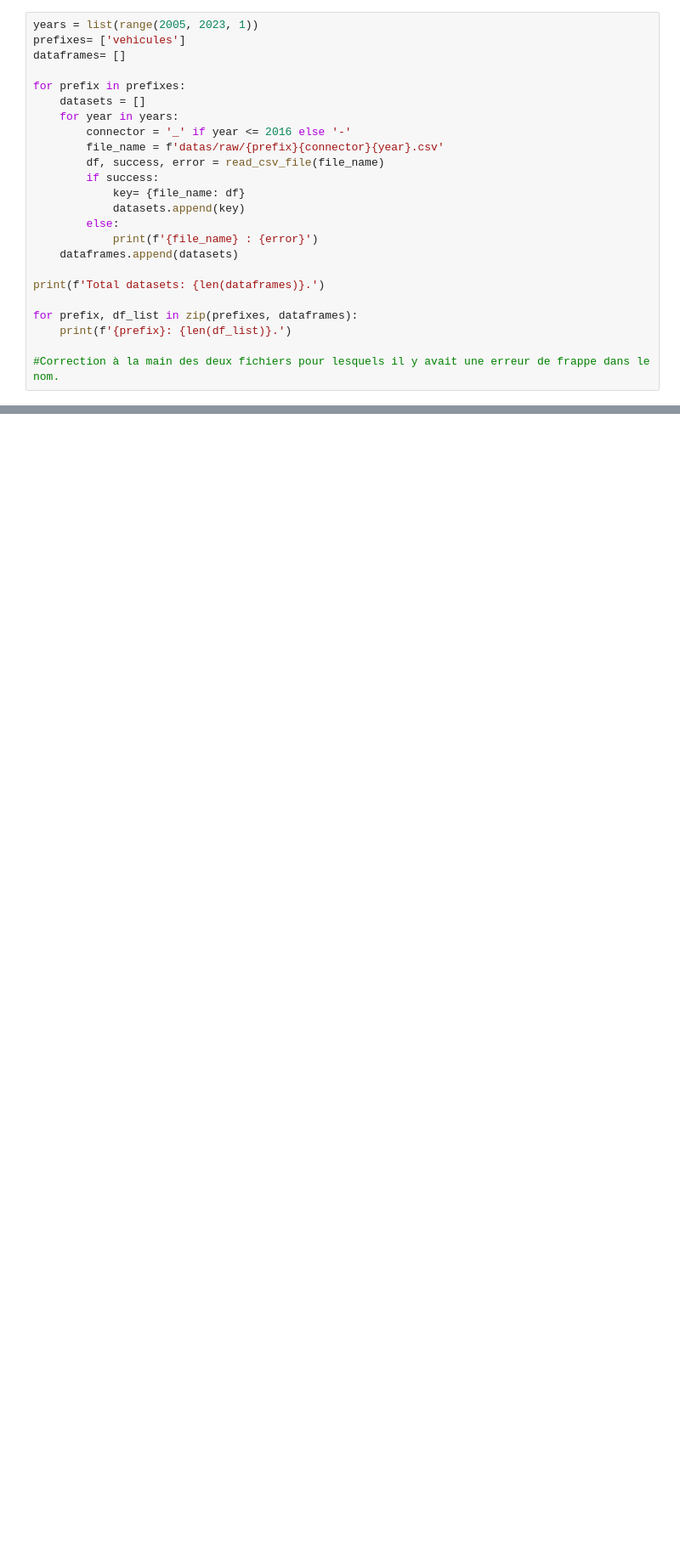
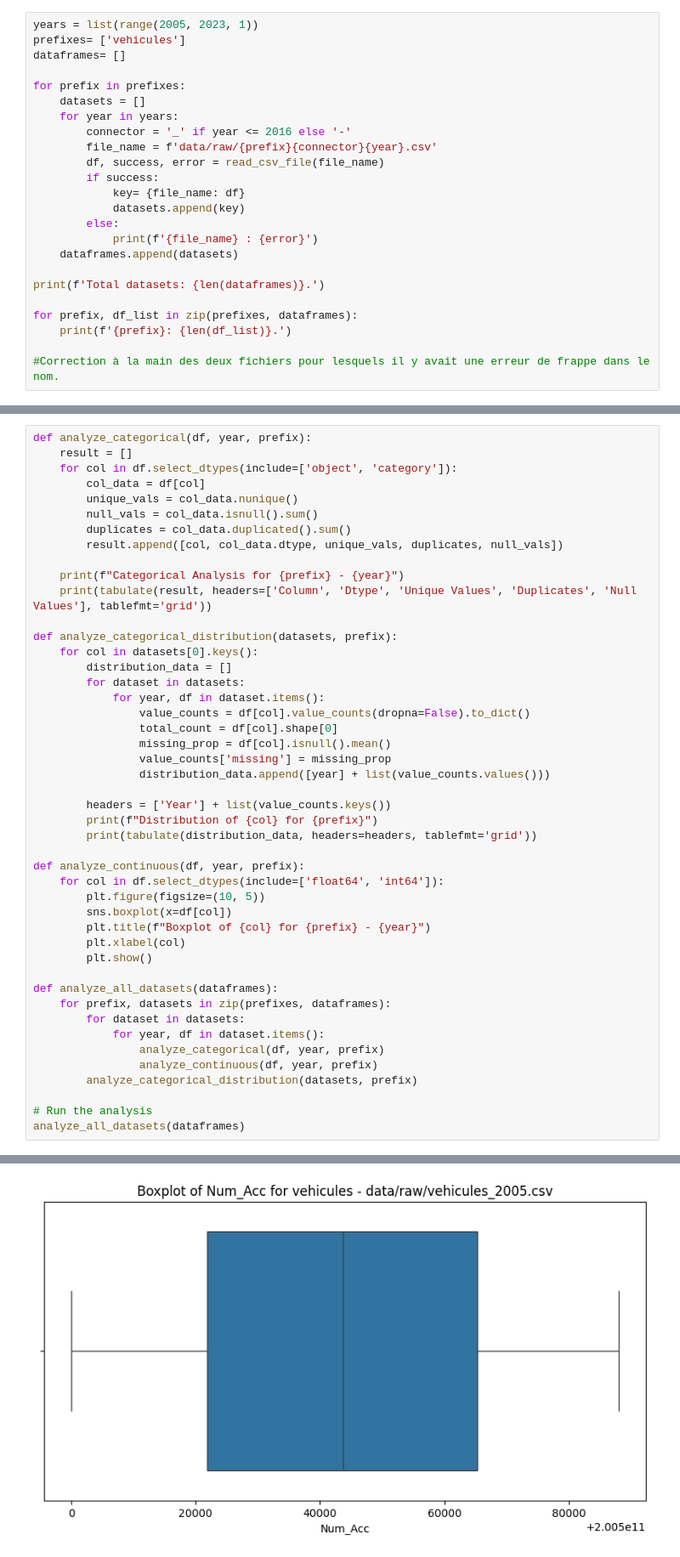
Before and after one commit to remithiney/Projet_Accidentologie, a Jupyter notebook: notebooks/exploration_vehicules.ipynb, the cells around one changed output, grey strips where cells are left out. Shown at 85% size. Drawn from its saved outputs; the diff is of its cells as text; blank space fills up the shorter version.

```diff
--- a/notebooks/exploration_vehicules.ipynb
+++ b/notebooks/exploration_vehicules.ipynb
@@ -37,7 +38,7 @@ for prefix in prefixes:
     datasets = []
     for year in years:
         connector = '_' if year <= 2016 else '-'
-        file_name = f'datas/raw/{prefix}{connector}{year}.csv'
+        file_name = f'data/raw/{prefix}{connector}{year}.csv'
         df, success, error = read_csv_file(file_name)
         if success:
             key= {file_name: df}
@@ -54,0 +92,47 @@ for prefix, df_list in zip(prefixes, dataframes):
+# %%
+def analyze_categorical(df, year, prefix):
+    result = []
+    for col in df.select_dtypes(include=['object', 'category']):
+        col_data = df[col]
+        unique_vals = col_data.nunique()
+        null_vals = col_data.isnull().sum()
+        duplicates = col_data.duplicated().sum()
+        result.append([col, col_data.dtype, unique_vals, duplicates, null_vals])
+
+    print(f"Categorical Analysis for {prefix} - {year}")
+    print(tabulate(result, headers=['Column', 'Dtype', 'Unique Values', 'Duplicates', 'Null Values'], tablefmt='grid'))
+
+def analyze_categorical_distribution(datasets, prefix):
+    for col in datasets[0].keys():
+        distribution_data = []
+        for dataset in datasets:
+            for year, df in dataset.items():
+                value_counts = df[col].value_counts(dropna=False).to_dict()
+                total_count = df[col].shape[0]
+                missing_prop = df[col].isnull().mean()
+                value_counts['missing'] = missing_prop
+                distribution_data.append([year] + list(value_counts.values()))
+
+        headers = ['Year'] + list(value_counts.keys())
+        print(f"Distribution of {col} for {prefix}")
+        print(tabulate(distribution_data, headers=headers, tablefmt='grid'))
+
+def analyze_continuous(df, year, prefix):
+    for col in df.select_dtypes(include=['float64', 'int64']):
+        plt.figure(figsize=(10, 5))
+        sns.boxplot(x=df[col])
+        plt.title(f"Boxplot of {col} for {prefix} - {year}")
+        plt.xlabel(col)
+        plt.show()
+
+def analyze_all_datasets(dataframes):
+    for prefix, datasets in zip(prefixes, dataframes):
+        for dataset in datasets:
+            for year, df in dataset.items():
+                analyze_categorical(df, year, prefix)
+                analyze_continuous(df, year, prefix)
+        analyze_categorical_distribution(datasets, prefix)
+
+# Run the analysis
+analyze_all_datasets(dataframes)
+# %% [output]
@@ -54,0 +145 @@ for prefix, df_list in zip(prefixes, dataframes):
+[figure, added]
```
Also changed, not shown: parts of 5 cells of this notebook, 1 other file.
